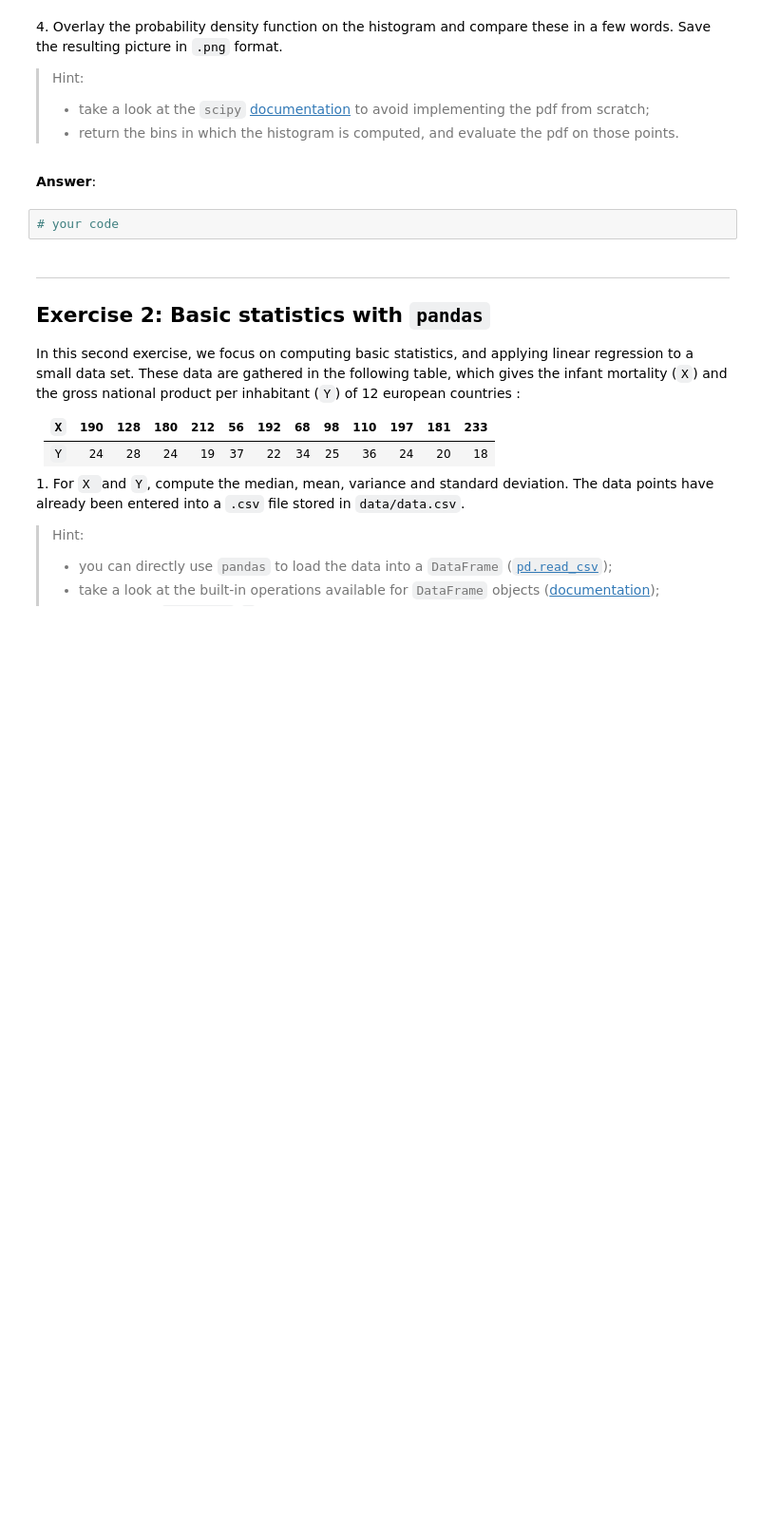
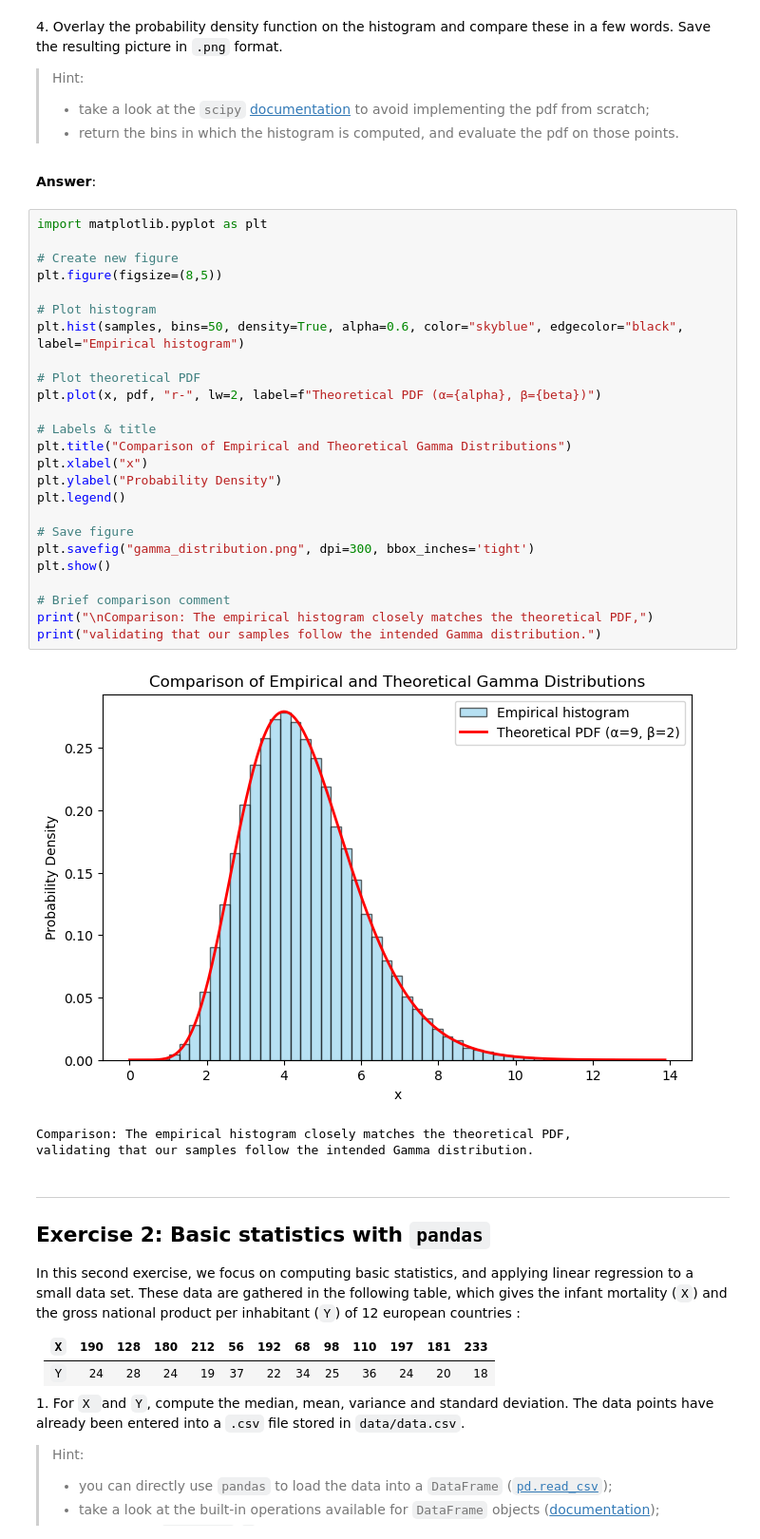
Before and after one commit to antoineamiel/python_sdia, a Jupyter notebook: Labs/Lab2/lab2.ipynb, the cells around one changed output. Shown at 95% size. Drawn from its saved outputs; the diff is of its cells as text; blank space fills up the shorter version.

```diff
--- a/Labs/Lab2/lab2.ipynb
+++ b/Labs/Lab2/lab2.ipynb
@@ -90,8 +141,35 @@ New generator: [0.77395605 0.43887844 0.85859792]
 > - return the bins in which the histogram is computed, and evaluate the pdf on those points.
 # %% [markdown]
 **Answer**:
-# %%
-# your code
+# %%
+import matplotlib.pyplot as plt
+
+# Create new figure
+plt.figure(figsize=(8,5))
+
+# Plot histogram
+plt.hist(samples, bins=50, density=True, alpha=0.6, color="skyblue", edgecolor="black", label="Empirical histogram")
+
+# Plot theoretical PDF
+plt.plot(x, pdf, "r-", lw=2, label=f"Theoretical PDF (α={alpha}, β={beta})")
+
+# Labels & title
+plt.title("Comparison of Empirical and Theoretical Gamma Distributions")
+plt.xlabel("x")
+plt.ylabel("Probability Density")
+plt.legend()
+
+# Save figure
+plt.savefig("gamma_distribution.png", dpi=300, bbox_inches='tight')
+plt.show()
+
+# Brief comparison comment
+print("\nComparison: The empirical histogram closely matches the theoretical PDF,")
+print("validating that our samples follow the intended Gamma distribution.")
+# %% [output]
+[figure, added]
+Comparison: The empirical histogram closely matches the theoretical PDF,
+validating that our samples follow the intended Gamma distribution.
 # %% [markdown]
 ---
 ## <a name="ex2">Exercise 2: Basic statistics with `pandas`</a>
```
Also changed, not shown: parts of 11 cells of this notebook, 2 other files.
